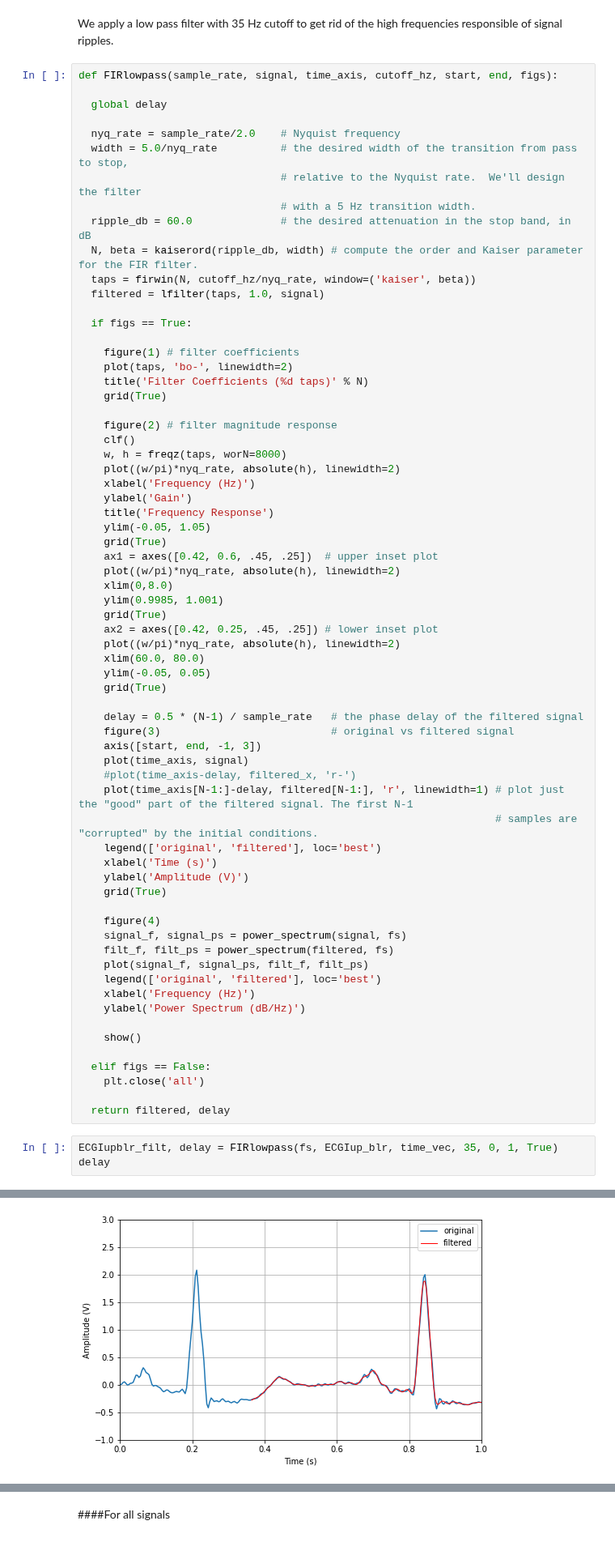
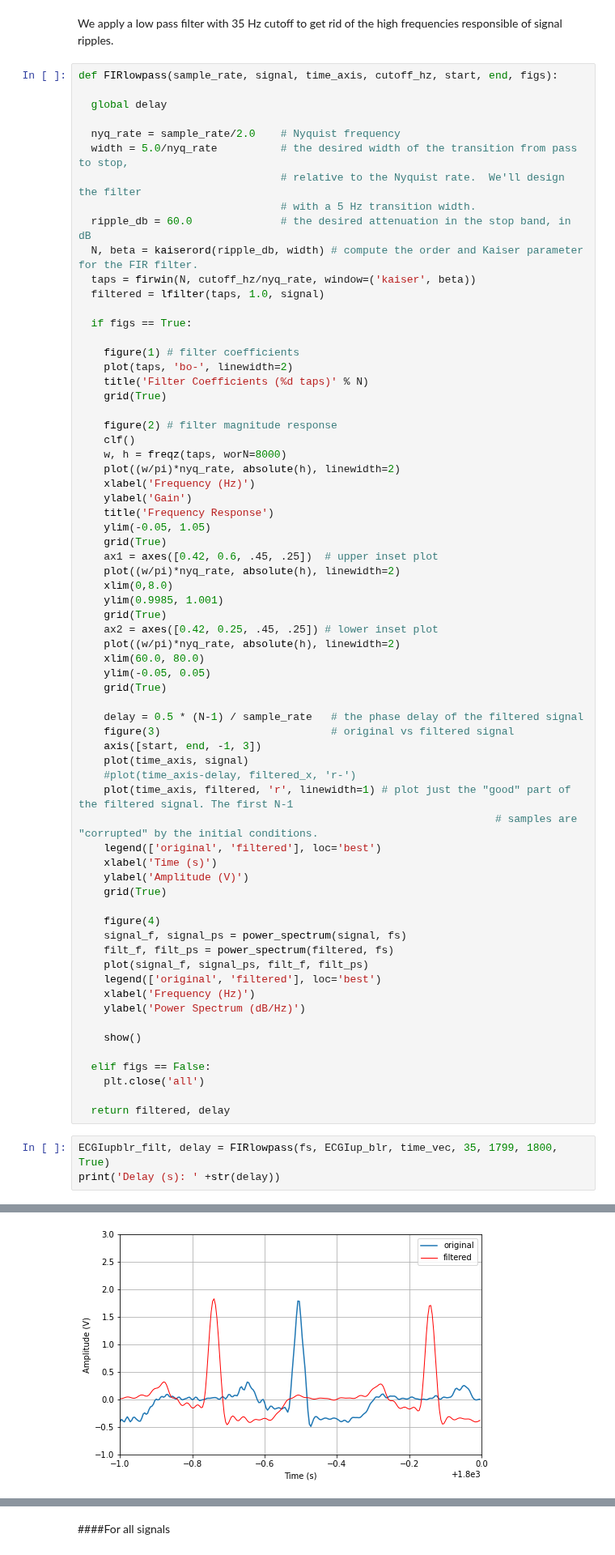
Before and after one commit to alice202122/AI_PROJECT, a Jupyter notebook: Copia_di_AI_Assignment.ipynb, the cells around one changed output, grey strips where cells are left out. Shown at 81% size. Saved outputs shown, nothing was run; the diff lists cells and outputs as text.

```diff
--- a/Copia_di_AI_Assignment.ipynb
+++ b/Copia_di_AI_Assignment.ipynb
@@ -556,7 +556,7 @@ def FIRlowpass(sample_rate, signal, time_axis, cutoff_hz, start, end, figs):
     axis([start, end, -1, 3])
     plot(time_axis, signal)
     #plot(time_axis-delay, filtered_x, 'r-')
-    plot(time_axis[N-1:]-delay, filtered[N-1:], 'r', linewidth=1) # plot just the "good" part of the filtered signal. The first N-1
+    plot(time_axis, filtered, 'r', linewidth=1) # plot just the "good" part of the filtered signal. The first N-1
                                                                   # samples are "corrupted" by the initial conditions.
     legend(['original', 'filtered'], loc='best')
     xlabel('Time (s)')
@@ -578,10 +578,10 @@ def FIRlowpass(sample_rate, signal, time_axis, cutoff_hz, start, end, figs):
 
   return filtered, delay
 # %%
-ECGIupblr_filt, delay = FIRlowpass(fs, ECGIup_blr, time_vec, 35, 0, 1, True)
-delay
+ECGIupblr_filt, delay = FIRlowpass(fs, ECGIup_blr, time_vec, 35, 1799, 1800, True)
+print('Delay (s): ' +str(delay))
 # %% [output]
 [figure]
 [figure]
-[figure, old version]
+[figure, new version]
 [figure]
```
Also changed, not shown: parts of 19 cells of this notebook.
